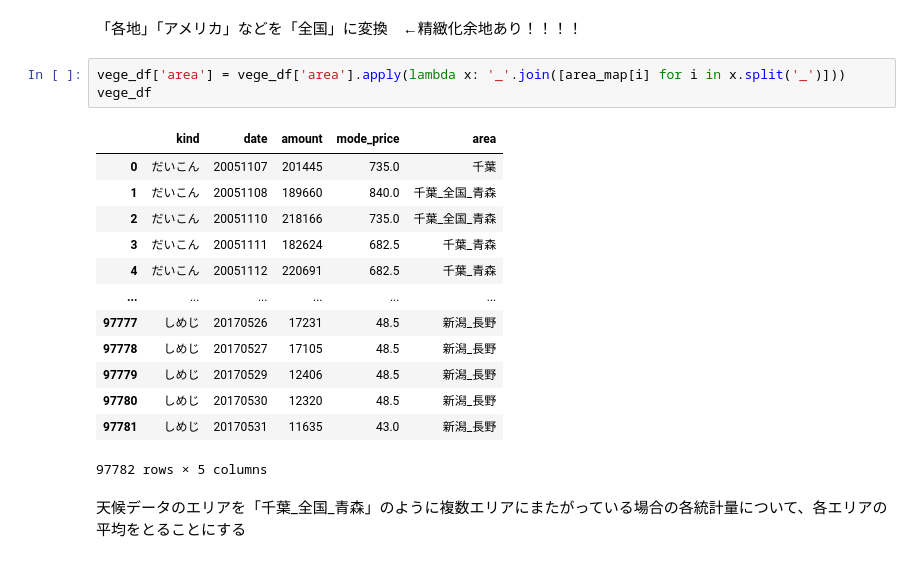
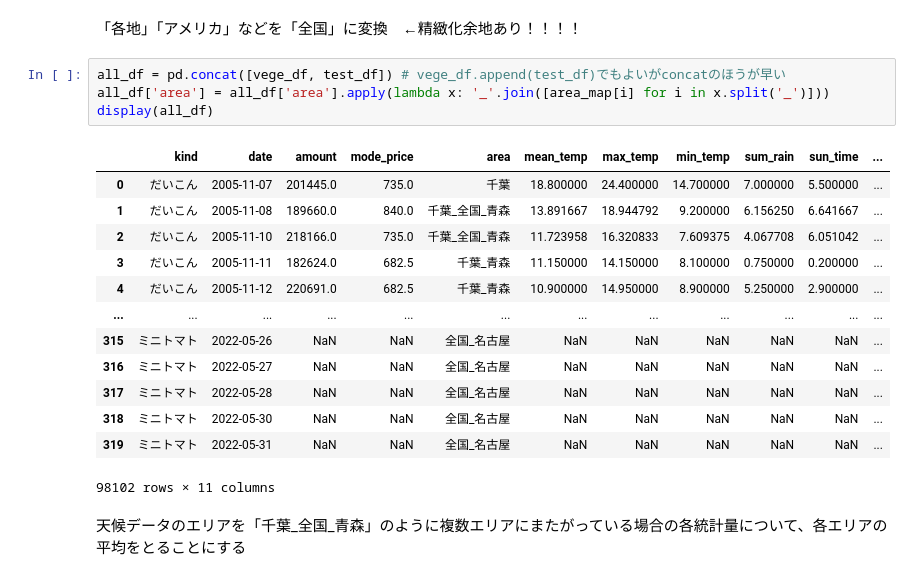
Before and after one commit to 24ta/predict_vege, a Jupyter notebook: preparation.ipynb, the cells around one changed output. Cells and saved outputs as stored; diff of their text form.

```diff
--- a/preparation.ipynb
+++ b/preparation.ipynb
@@ -180,22 +164,23 @@ weather_df
 # %% [markdown]
 「各地」「アメリカ」などを「全国」に変換　←精緻化余地あり！！！！
 # %%
-vege_df['area'] = vege_df['area'].apply(lambda x: '_'.join([area_map[i] for i in x.split('_')]))
-vege_df
+all_df = pd.concat([vege_df, test_df]) # vege_df.append(test_df)でもよいがconcatのほうが早い
+all_df['area'] = all_df['area'].apply(lambda x: '_'.join([area_map[i] for i in x.split('_')]))
+display(all_df)
 # %% [output]
-|  | kind | date | amount | mode_price | area |
-| 0 | だいこん | 20051107 | 201445 | 735.0 | 千葉 |
-| 1 | だいこん | 20051108 | 189660 | 840.0 | 千葉_全国_青森 |
-| 2 | だいこん | 20051110 | 218166 | 735.0 | 千葉_全国_青森 |
-| 3 | だいこん | 20051111 | 182624 | 682.5 | 千葉_青森 |
-| 4 | だいこん | 20051112 | 220691 | 682.5 | 千葉_青森 |
-| ... | ... | ... | ... | ... | ... |
-| 97777 | しめじ | 20170526 | 17231 | 48.5 | 新潟_長野 |
-| 97778 | しめじ | 20170527 | 17105 | 48.5 | 新潟_長野 |
-| 97779 | しめじ | 20170529 | 12406 | 48.5 | 新潟_長野 |
-| 97780 | しめじ | 20170530 | 12320 | 48.5 | 新潟_長野 |
-| 97781 | しめじ | 20170531 | 11635 | 43.0 | 新潟_長野 |
+|  | kind | date | amount | mode_price | area | mean_temp | max_temp | min_temp | sum_rain | sun_time | ... |
+| 0 | だいこん | 2005-11-07 | 201445.0 | 735.0 | 千葉 | 18.800000 | 24.400000 | 14.700000 | 7.000000 | 5.500000 | ... |
+| 1 | だいこん | 2005-11-08 | 189660.0 | 840.0 | 千葉_全国_青森 | 13.891667 | 18.944792 | 9.200000 | 6.156250 | 6.641667 | ... |
+| 2 | だいこん | 2005-11-10 | 218166.0 | 735.0 | 千葉_全国_青森 | 11.723958 | 16.320833 | 7.609375 | 4.067708 | 6.051042 | ... |
+| 3 | だいこん | 2005-11-11 | 182624.0 | 682.5 | 千葉_青森 | 11.150000 | 14.150000 | 8.100000 | 0.750000 | 0.200000 | ... |
+| 4 | だいこん | 2005-11-12 | 220691.0 | 682.5 | 千葉_青森 | 10.900000 | 14.950000 | 8.900000 | 5.250000 | 2.900000 | ... |
+| ... | ... | ... | ... | ... | ... | ... | ... | ... | ... | ... | ... |
+| 315 | ミニトマト | 2022-05-26 | NaN | NaN | 全国_名古屋 | NaN | NaN | NaN | NaN | NaN | ... |
+| 316 | ミニトマト | 2022-05-27 | NaN | NaN | 全国_名古屋 | NaN | NaN | NaN | NaN | NaN | ... |
+| 317 | ミニトマト | 2022-05-28 | NaN | NaN | 全国_名古屋 | NaN | NaN | NaN | NaN | NaN | ... |
+| 318 | ミニトマト | 2022-05-30 | NaN | NaN | 全国_名古屋 | NaN | NaN | NaN | NaN | NaN | ... |
+| 319 | ミニトマト | 2022-05-31 | NaN | NaN | 全国_名古屋 | NaN | NaN | NaN | NaN | NaN | ... |
-97782 rows × 5 columns
+98102 rows × 11 columns
 # %% [markdown]
 天候データのエリアを「千葉_全国_青森」のように複数エリアにまたがっている場合の各統計量について、各エリアの平均をとることにする
 # %%
```
Also changed, not shown: parts of 13 cells of this notebook, 1 other file.
